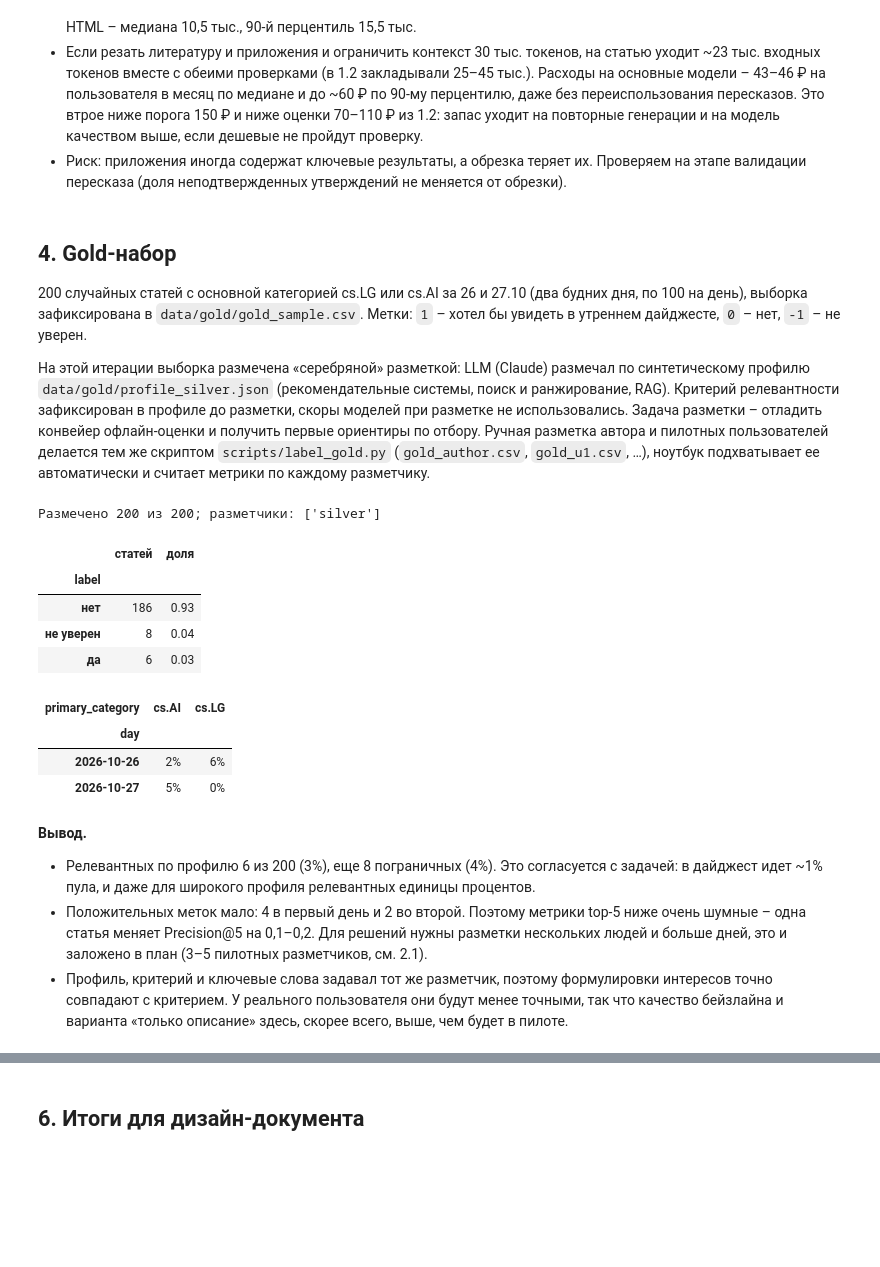
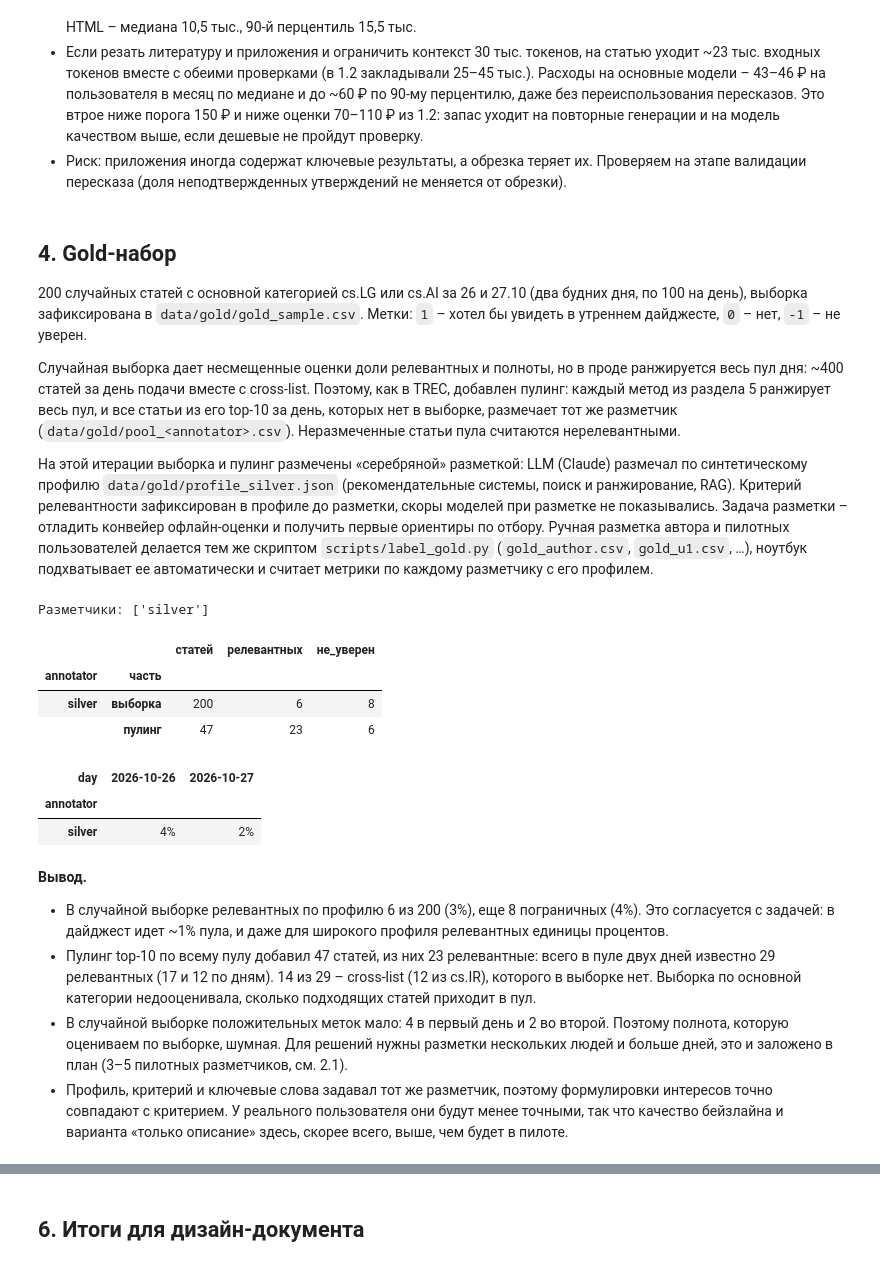
Before and after one commit to neilarphy/arxiv-daily-digest, a Jupyter notebook: notebooks/01_eda_arxiv.ipynb, the cells around one changed output, grey strips where cells are left out. Cells and saved outputs as stored; diff of their text form; code cells hidden in the pictures; blank space fills up the shorter version.

```diff
--- a/notebooks/01_eda_arxiv.ipynb
+++ b/notebooks/01_eda_arxiv.ipynb
@@ -537,51 +539,72 @@ pd.DataFrame(rows).set_index("модель").round()
 по 100 на день), выборка зафиксирована в `data/gold/gold_sample.csv`. Метки: `1` – хотел бы
 увидеть в утреннем дайджесте, `0` – нет, `-1` – не уверен.
 
-На этой итерации выборка размечена «серебряной» разметкой: LLM (Claude) размечал по
+Случайная выборка дает несмещенные оценки доли релевантных и полноты, но в проде ранжируется
+весь пул дня: ~400 статей за день подачи вместе с cross-list. Поэтому, как в TREC, добавлен
+пулинг: каждый метод из раздела 5 ранжирует весь пул, и все статьи из его top-10 за день,
+которых нет в выборке, размечает тот же разметчик (`data/gold/pool_<annotator>.csv`).
+Неразмеченные статьи пула считаются нерелевантными.
+
+На этой итерации выборка и пулинг размечены «серебряной» разметкой: LLM (Claude) размечал по
 синтетическому профилю `data/gold/profile_silver.json` (рекомендательные системы, поиск и
 ранжирование, RAG). Критерий релевантности зафиксирован в профиле до разметки, скоры моделей
-при разметке не использовались. Задача разметки – отладить конвейер офлайн-оценки и получить
+при разметке не показывались. Задача разметки – отладить конвейер офлайн-оценки и получить
 первые ориентиры по отбору. Ручная разметка автора и пилотных пользователей делается тем же
 скриптом `scripts/label_gold.py` (`gold_author.csv`, `gold_u1.csv`, …), ноутбук подхватывает
-ее автоматически и считает метрики по каждому разметчику.
+ее автоматически и считает метрики по каждому разметчику с его профилем.
 # %%
 sample = pd.read_csv(GOLD / "gold_sample.csv", dtype={"id": str})
-gold_files = sorted(GOLD.glob("gold_*.csv"))
-gold_files = [p for p in gold_files if p.name != "gold_sample.csv"]
-labels = pd.concat([pd.read_csv(p, dtype={"id": str}) for p in gold_files]) if gold_files else None
-if labels is None:
+
+
+def read_labels(pattern: str, in_sample: bool) -> pd.DataFrame:
+    files = [p for p in sorted(GOLD.glob(pattern)) if p.name != "gold_sample.csv"]
+    frames = [pd.read_csv(p, dtype={"id": str}) for p in files]
+    return pd.concat(frames).assign(in_sample=in_sample) if frames else pd.DataFrame()
+
+
+labels = pd.concat([read_labels("gold_*.csv", True), read_labels("pool_*.csv", False)])
+annotators = sorted(labels["annotator"].unique()) if len(labels) else []
+if not annotators:
     print("Разметки еще нет: запустите scripts/label_gold.py")
 else:
-    gold = sample.merge(labels, on="id")
-    print(
-        f"Размечено {len(gold)} из {len(sample)}; разметчики: {sorted(gold['annotator'].unique())}"
+    gold = sample.merge(labels[labels["in_sample"]], on="id")
+    print(f"Разметчики: {annotators}")
+    display(
+        labels.assign(часть=labels["in_sample"].map({True: "выборка", False: "пулинг"}))
+        .groupby(["annotator", "часть"])["label"]
+        .agg(
+            статей="size",
+            релевантных=lambda s: (s == 1).sum(),
+            не_уверен=lambda s: (s == -1).sum(),
+        )
     )
-    counts = gold["label"].map({1: "да", 0: "нет", -1: "не уверен"}).value_counts()
-    display(counts.to_frame("статей").assign(доля=lambda d: d["статей"] / d["статей"].sum()))
     display(
-        gold.groupby(["day", "primary_category"])["label"]
+        gold.groupby(["annotator", "day"])["label"]
         .apply(lambda s: (s == 1).mean())
         .unstack()
         .style.format("{:.0%}")
     )
 # %% [output]
-Размечено 200 из 200; разметчики: ['silver']
+Разметчики: ['silver']
-|  | статей | доля |
-| label |  |  |
-| нет | 186 | 0.93 |
-| не уверен | 8 | 0.04 |
-| да | 6 | 0.03 |
+|  |  | статей | релевантных | не_уверен |
+| annotator | часть |  |  |  |
+| silver | выборка | 200 | 6 | 8 |
+|  | пулинг | 47 | 23 | 6 |
-| primary_category | cs.AI | cs.LG |
-| day |  |  |
-| 2026-10-26 | 2% | 6% |
-| 2026-10-27 | 5% | 0% |
+| day | 2026-10-26 | 2026-10-27 |
+| annotator |  |  |
+| silver | 4% | 2% |
 # %% [markdown]
 **Вывод.**
-- Релевантных по профилю 6 из 200 (3%), еще 8 пограничных (4%). Это согласуется с задачей:
-  в дайджест идет ~1% пула, и даже для широкого профиля релевантных единицы процентов.
-- Положительных меток мало: 4 в первый день и 2 во второй. Поэтому метрики top-5 ниже очень
-  шумные – одна статья меняет Precision@5 на 0,1–0,2. Для решений нужны разметки нескольких
-  людей и больше дней, это и заложено в план (3–5 пилотных разметчиков, см. 2.1).
+- В случайной выборке релевантных по профилю 6 из 200 (3%), еще 8 пограничных (4%). Это
+  согласуется с задачей: в дайджест идет ~1% пула, и даже для широкого профиля релевантных
+  единицы процентов.
+- Пулинг top-10 по всему пулу добавил 47 статей, из них 23 релевантные: всего в пуле двух дней
+  известно 29 релевантных (17 и 12 по дням). 14 из 29 – cross-list (12 из cs.IR), которого в
+  выборке нет. Выборка по основной категории недооценивала, сколько подходящих статей приходит
+  в пул.
+- В случайной выборке положительных меток мало: 4 в первый день и 2 во второй. Поэтому
+  полнота, которую оцениваем по выборке, шумная. Для решений нужны разметки нескольких людей
+  и больше дней, это и заложено в план (3–5 пилотных разметчиков, см. 2.1).
 - Профиль, критерий и ключевые слова задавал тот же разметчик, поэтому формулировки интересов
   точно совпадают с критерием. У реального пользователя они будут менее точными, так что
   качество бейзлайна и варианта «только описание» здесь, скорее всего, выше, чем будет в пилоте.
```
Also changed, not shown: parts of 11 cells of this notebook, 3 other files.
